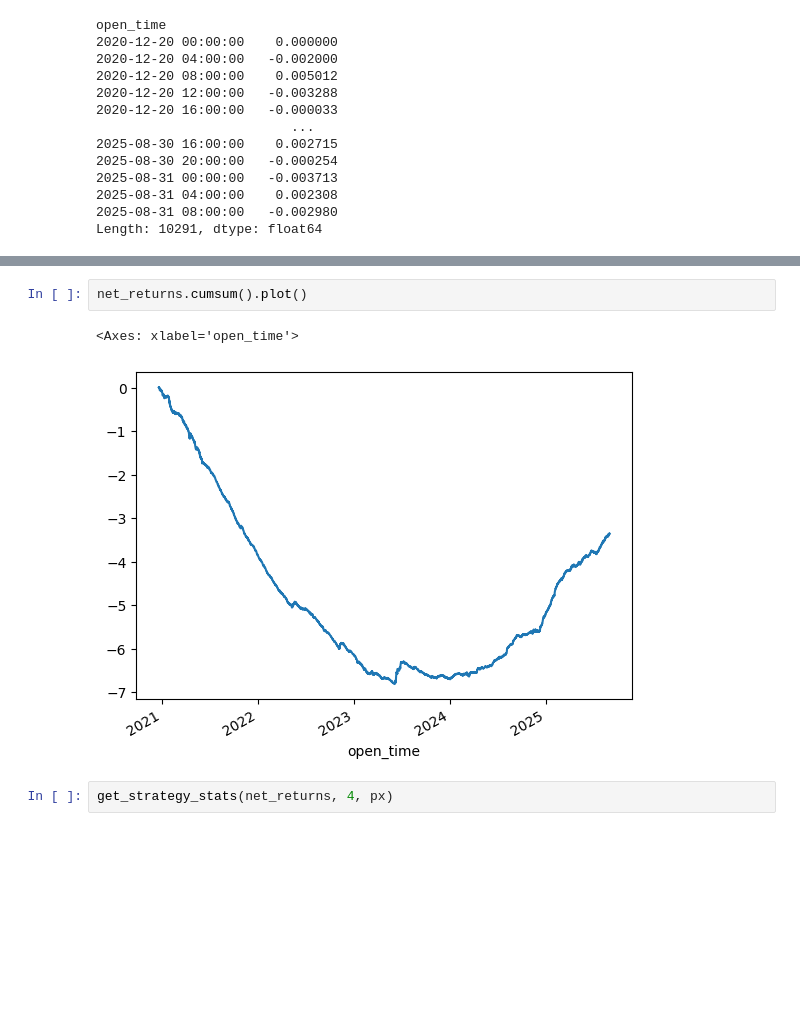
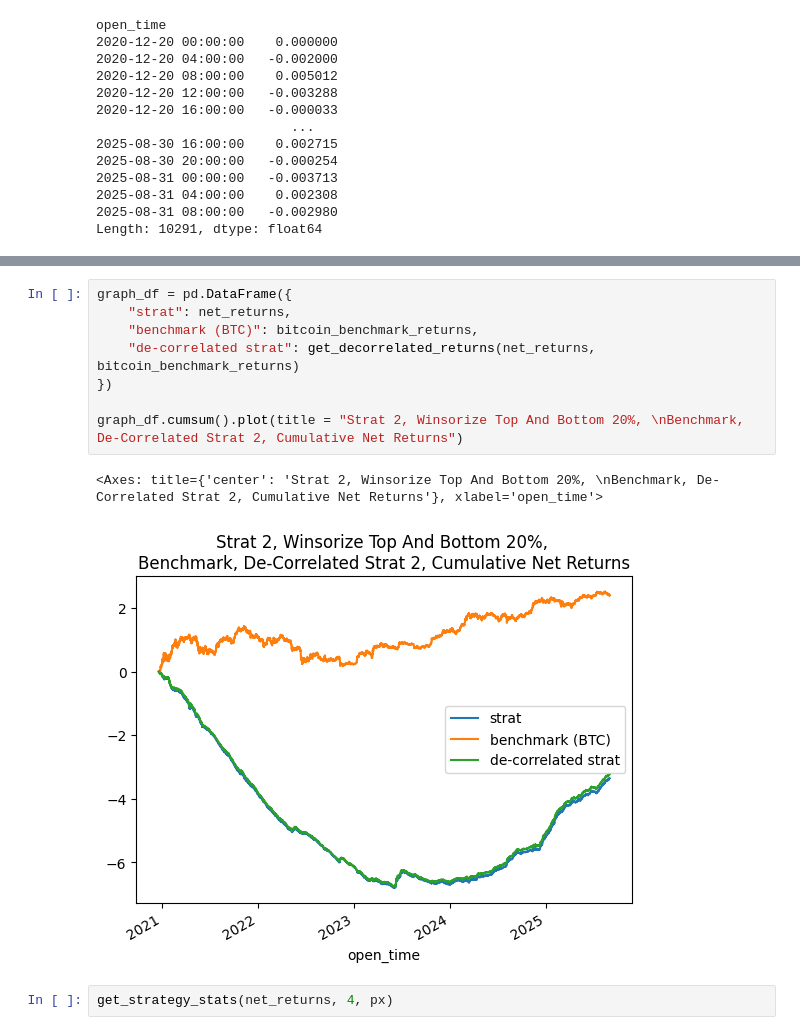
Before and after one commit to wbchristerson/crypto-strategies, a Jupyter notebook: simple_reversal.ipynb, the cells around one changed output, grey strips where cells are left out. Drawn from its saved outputs; the diff is of its cells as text; blank space fills up the shorter version.

```diff
--- a/simple_reversal.ipynb
+++ b/simple_reversal.ipynb
@@ -323,8 +341,14 @@ gross_returns.cumsum().plot()
 # %%
-net_returns.cumsum().plot()
+graph_df = pd.DataFrame({
+    "strat": net_returns,
+    "benchmark (BTC)": bitcoin_benchmark_returns,
+    "de-correlated strat": get_decorrelated_returns(net_returns, bitcoin_benchmark_returns)
+})
+
+graph_df.cumsum().plot(title = "Strat 2, Winsorize Top And Bottom 20%, \nBenchmark, De-Correlated Strat 2, Cumulative Net Returns")
 # %% [output]
-<Axes: xlabel='open_time'>
+<Axes: title={'center': 'Strat 2, Winsorize Top And Bottom 20%, \nBenchmark, De-Correlated Strat 2, Cumulative Net Returns'}, xlabel='open_time'>
-[figure, old version]
+[figure, new version]
 # %%
 get_strategy_stats(net_returns, 4, px)
 # %% [output]
```
Also changed, not shown: parts of 66 cells of this notebook, 2 other files.
